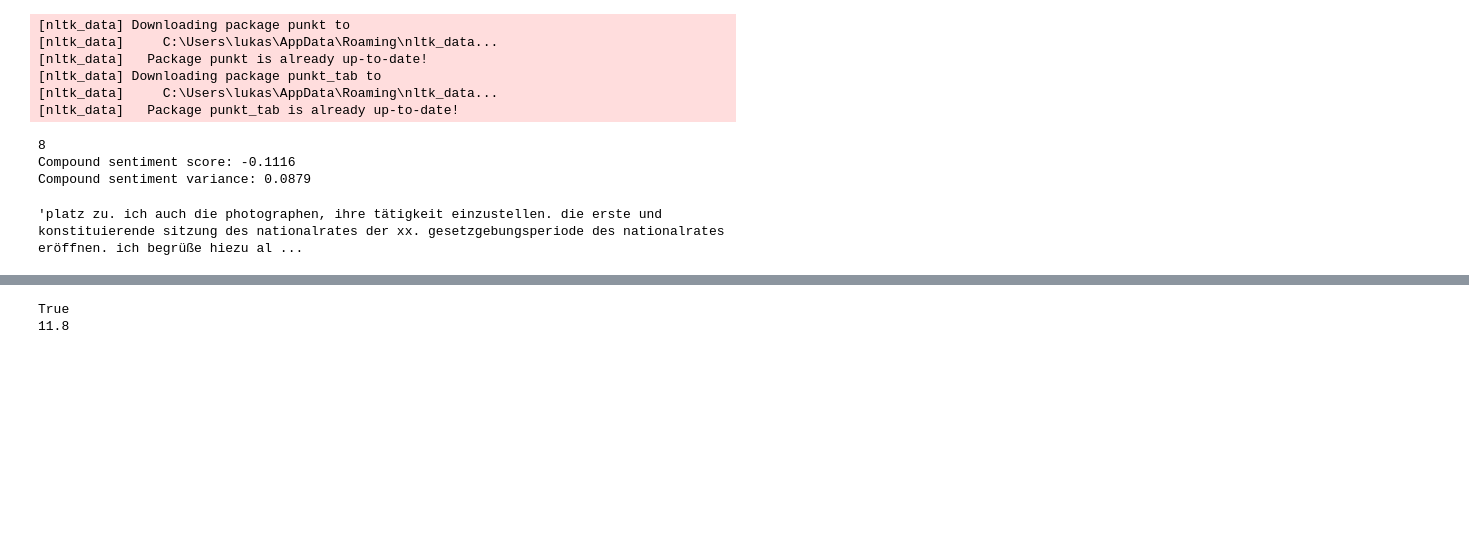
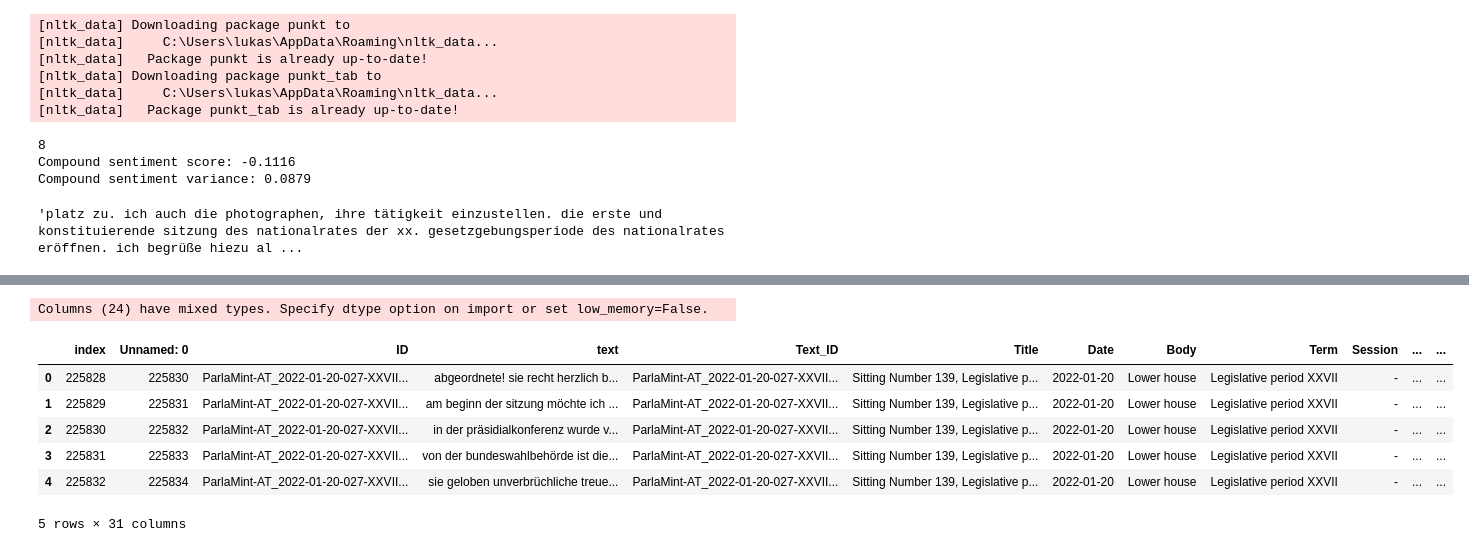
Before and after one commit to Hakiim01/nlp-political-parties, a Jupyter notebook: Sentinemt_analysis.ipynb, the cells around one changed output, grey strips where cells are left out. Cells and saved outputs as stored; diff of their text form; code cells hidden in the pictures; blank space fills up the shorter version.

```diff
--- a/Sentinemt_analysis.ipynb
+++ b/Sentinemt_analysis.ipynb
@@ -220,7 +227,24 @@ AssertionError: Torch not compiled with CUDA enabled
 # %%
-import torch
-print(torch.cuda.is_available())  # Should be True
-print(torch.version.cuda)
+df_sent = pd.read_csv("data/corpus_normalised_tokens.csv")
+# Convert to datetime
+df_sent['Date'] = pd.to_datetime(df_sent['Date'])
+
+# Extract year and month
+df_sent['year'] = df_sent['Date'].dt.year
+df_sent['month'] = df_sent['Date'].dt.month
+
+df_sentiment_result = pd.read_csv("data/extractted_sentiment.csv")
+df2022 = df_sent[df_sent["year"] == 2022]
+df2022.reset_index(inplace=True)
+
+new_df = pd.concat([df2022,df_sentiment_result], axis=1)
+new_df.head()
 # %% [output]
-True
-11.8
+Columns (24) have mixed types. Specify dtype option on import or set low_memory=False.
+|  | index | Unnamed: 0 | ID | text | Text_ID | Title | Date | Body | Term | Session | ... | ... |
+| 0 | 225828 | 225830 | ParlaMint-AT_2022-01-20-027-XXVII... | abgeordnete! sie recht herzlich b... | ParlaMint-AT_2022-01-20-027-XXVII... | Sitting Number 139, Legislative p... | 2022-01-20 | Lower house | Legislative period XXVII | - | ... | ... |
+| 1 | 225829 | 225831 | ParlaMint-AT_2022-01-20-027-XXVII... | am beginn der sitzung möchte ich ... | ParlaMint-AT_2022-01-20-027-XXVII... | Sitting Number 139, Legislative p... | 2022-01-20 | Lower house | Legislative period XXVII | - | ... | ... |
+| 2 | 225830 | 225832 | ParlaMint-AT_2022-01-20-027-XXVII... | in der präsidialkonferenz wurde v... | ParlaMint-AT_2022-01-20-027-XXVII... | Sitting Number 139, Legislative p... | 2022-01-20 | Lower house | Legislative period XXVII | - | ... | ... |
+| 3 | 225831 | 225833 | ParlaMint-AT_2022-01-20-027-XXVII... | von der bundeswahlbehörde ist die... | ParlaMint-AT_2022-01-20-027-XXVII... | Sitting Number 139, Legislative p... | 2022-01-20 | Lower house | Legislative period XXVII | - | ... | ... |
+| 4 | 225832 | 225834 | ParlaMint-AT_2022-01-20-027-XXVII... | sie geloben unverbrüchliche treue... | ParlaMint-AT_2022-01-20-027-XXVII... | Sitting Number 139, Legislative p... | 2022-01-20 | Lower house | Legislative period XXVII | - | ... | ... |
+5 rows × 31 columns
```
Also changed, not shown: parts of 12 cells of this notebook.
